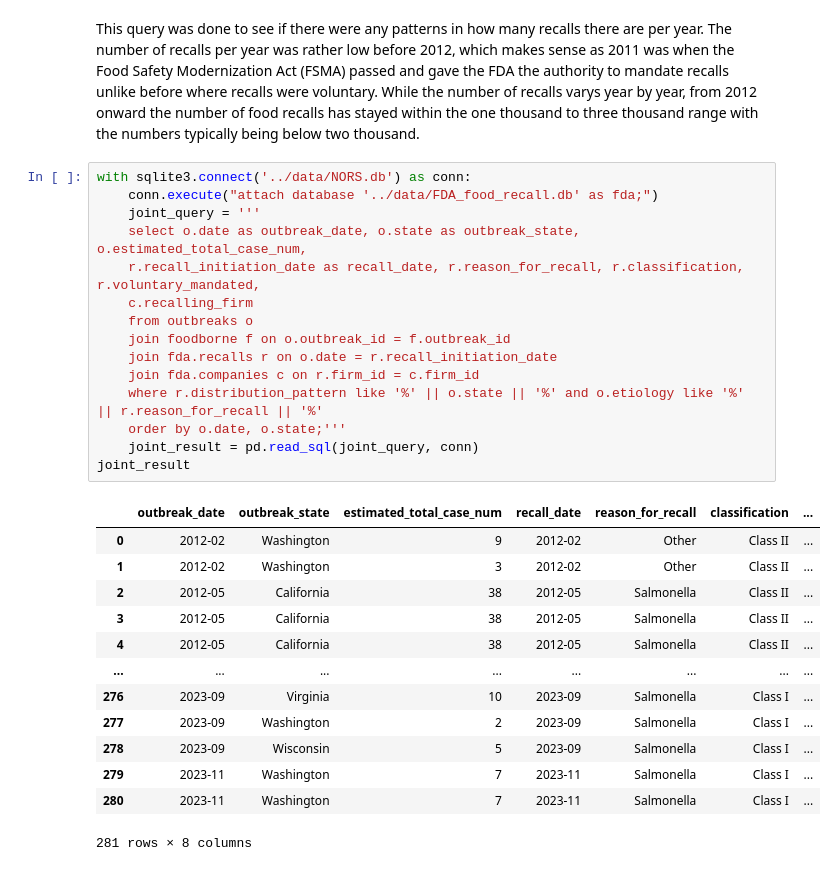
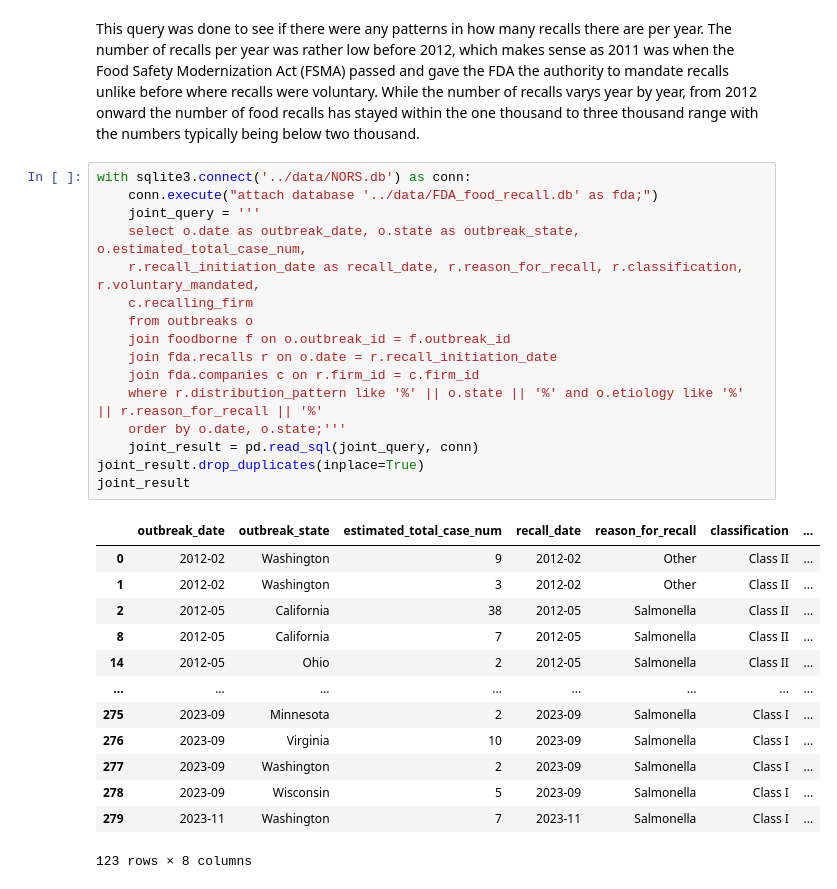
Before and after one commit to NoxRainTempest/Outbreaks_and_Recalls, a Jupyter notebook: notebooks/outbreak_recall.ipynb, the cells around one changed output. Drawn from its saved outputs; the diff is of its cells as text.

```diff
--- a/notebooks/outbreak_recall.ipynb
+++ b/notebooks/outbreak_recall.ipynb
@@ -733,29 +733,30 @@ This query was done to see if there were any patterns in how many recalls there
 # %%
 with sqlite3.connect('../data/NORS.db') as conn:
     conn.execute("attach database '../data/FDA_food_recall.db' as fda;")
     joint_query = '''
     select o.date as outbreak_date, o.state as outbreak_state, o.estimated_total_case_num,
     r.recall_initiation_date as recall_date, r.reason_for_recall, r.classification, r.voluntary_mandated,
     c.recalling_firm
     from outbreaks o
     join foodborne f on o.outbreak_id = f.outbreak_id
     join fda.recalls r on o.date = r.recall_initiation_date
     join fda.companies c on r.firm_id = c.firm_id
     where r.distribution_pattern like '%' || o.state || '%' and o.etiology like '%' || r.reason_for_recall || '%'
     order by o.date, o.state;'''
     joint_result = pd.read_sql(joint_query, conn)
+joint_result.drop_duplicates(inplace=True)
 joint_result
 # %% [output]
 |  | outbreak_date | outbreak_state | estimated_total_case_num | recall_date | reason_for_recall | classification | ... |
 | 0 | 2012-02 | Washington | 9 | 2012-02 | Other | Class II | ... |
 | 1 | 2012-02 | Washington | 3 | 2012-02 | Other | Class II | ... |
 | 2 | 2012-05 | California | 38 | 2012-05 | Salmonella | Class II | ... |
-| 3 | 2012-05 | California | 38 | 2012-05 | Salmonella | Class II | ... |
-| 4 | 2012-05 | California | 38 | 2012-05 | Salmonella | Class II | ... |
+| 8 | 2012-05 | California | 7 | 2012-05 | Salmonella | Class II | ... |
+| 14 | 2012-05 | Ohio | 2 | 2012-05 | Salmonella | Class II | ... |
 | ... | ... | ... | ... | ... | ... | ... | ... |
+| 275 | 2023-09 | Minnesota | 2 | 2023-09 | Salmonella | Class I | ... |
 | 276 | 2023-09 | Virginia | 10 | 2023-09 | Salmonella | Class I | ... |
 | 277 | 2023-09 | Washington | 2 | 2023-09 | Salmonella | Class I | ... |
 | 278 | 2023-09 | Wisconsin | 5 | 2023-09 | Salmonella | Class I | ... |
 | 279 | 2023-11 | Washington | 7 | 2023-11 | Salmonella | Class I | ... |
-| 280 | 2023-11 | Washington | 7 | 2023-11 | Salmonella | Class I | ... |
-281 rows × 8 columns
+123 rows × 8 columns
```
Also changed, not shown: parts of 1 cell of this notebook.
